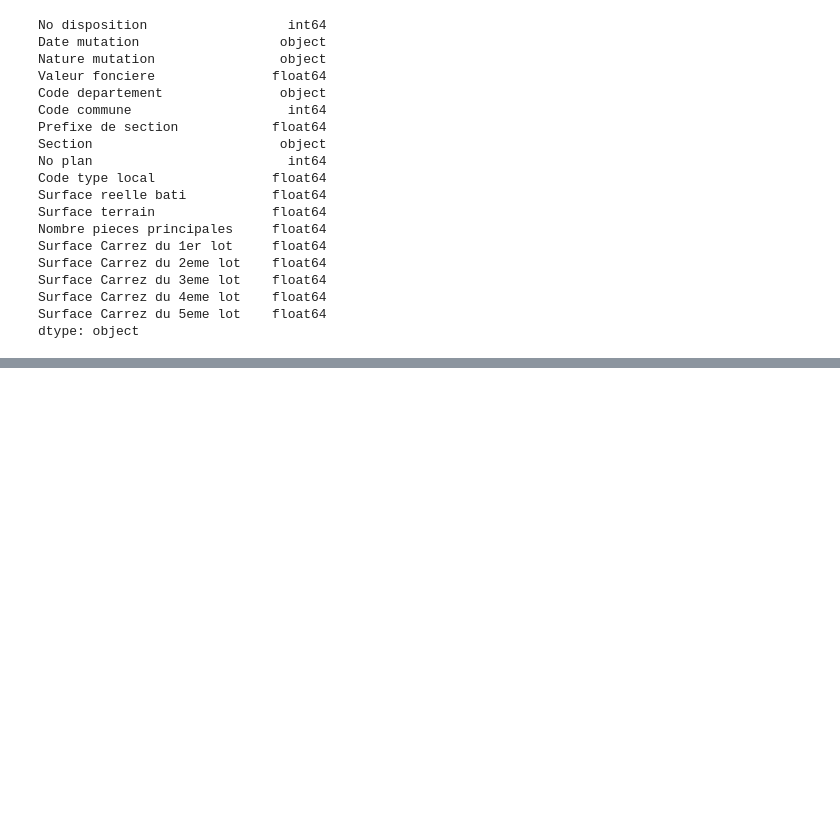
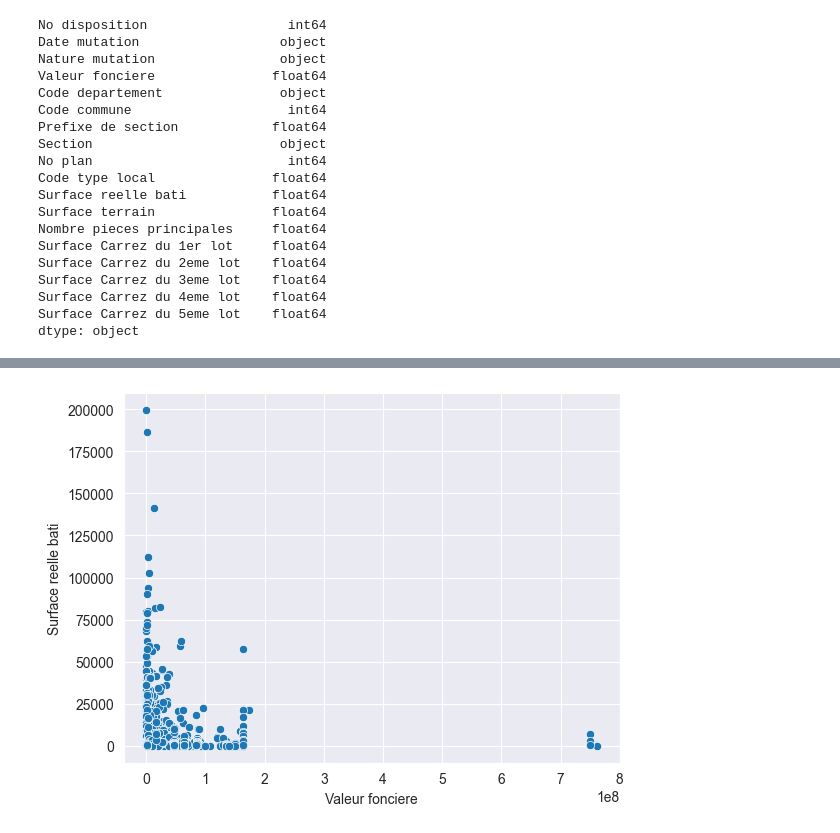
Before and after one commit to ktzkvin/Mastercamp, a Jupyter notebook: MasterCamp_TD_Project.ipynb, the cells around one changed output, grey strips where cells are left out. Drawn from its saved outputs; the diff is of its cells as text; code cells hidden in the pictures; blank space fills up the shorter version.

```diff
--- a/MasterCamp_TD_Project.ipynb
+++ b/MasterCamp_TD_Project.ipynb
@@ -97,12 +104,3 @@ Surface Carrez du 3eme lot    float64
 Surface Carrez du 4eme lot    float64
 Surface Carrez du 5eme lot    float64
 dtype: object
-# %%
-# On remplace les NaN par 0
-df.fillna(0, inplace=True)
-
-# On crée une colonne "Surface totale" qui est la somme des surfaces des lots
-df['Surface totale'] = df['Surface reelle bati'] + df['Surface terrain'] + df['Surface Carrez du 1er lot'] + df['Surface Carrez du 2eme lot'] + df['Surface Carrez du 3eme lot'] + df['Surface Carrez du 4eme lot'] + df['Surface Carrez du 5eme lot']
-
-# On crée une colonne "Prix au m2" qui est le rapport entre la valeur foncière et la surface totale
-df['Prix au m2'] = df['Valeur fonciere'] / df['Surface reelle bati']
@@ -161,0 +107,11 @@ plt.show()
+# %%
+# On supprime les lignes où la surface totale est nulle
+df = df[df['Surface reelle bati'] > 0]
+
+# Prix au m2
+df['Prix m2'] = df['Valeur fonciere'] / df['Surface reelle bati']
+
+# virer les lignes avec code type local = 0
+df = df[df['Code type local'] != 0]
+
+df.head(10)
@@ -161,0 +130,8 @@ plt.show()
+# %%
+# fusionner les lignes avec la même date, même valeur fonciere, meme code departement, meme code commune, meme prefixe de section, meme section, meme no plan,meme surface reelle bati, meme surface terrain, meme surface totale, meme prix m2
+# on garde le code type local le plus petit, faire somme des surfaces reelles bati et terrain dans une colonne (surface combined):
+df = df.groupby(['Date mutation', 'Valeur fonciere', 'Code departement', 'Code commune', 'Prefixe de section', 'Section', 'No plan', 'Surface terrain', 'Prix m2']).agg({
+    'Nombre pieces principales': 'sum',
+    'Code type local': 'min',
+    'Surface reelle bati': 'sum',
+}).reset_index()
@@ -161,0 +155,17 @@ plt.show()
+# %%
+# Le clustering et l'algo de KMeans vont nous aider à identifier des groupes de ou des segments naturels au sein de notre dataset de biens immobiliers
+# Ces groupes peuvent révéler des tendances et des patterns qui ne sont pas immédiatement visibles
+# Objectifs :
+# segments de prix (identifier des zones ou des types de biens immobiliers qui ont des prix similaires),
+# segments de surface (identifier des zones ou des types de biens immobiliers qui ont des surfaces similaires),
+# analyser les tendances géographiques (comprendre les dynamiques locales du marché immobilier)
+# analyser les tendances temporelles (comprendre comment les prix et les surfaces évoluent au fil du temps)
+
+# On va commencer par un clustering simple basé sur la surface totale et le prix au m2
+# On va ensuite affiner le clustering en ajoutant d'autres variables
+
+# On commence par afficher les données
+sns.scatterplot(data=df, x='Valeur fonciere', y='Surface reelle bati')
+plt.show()
+# %% [output]
+[figure, added]
```
Also changed, not shown: parts of 19 cells of this notebook.
